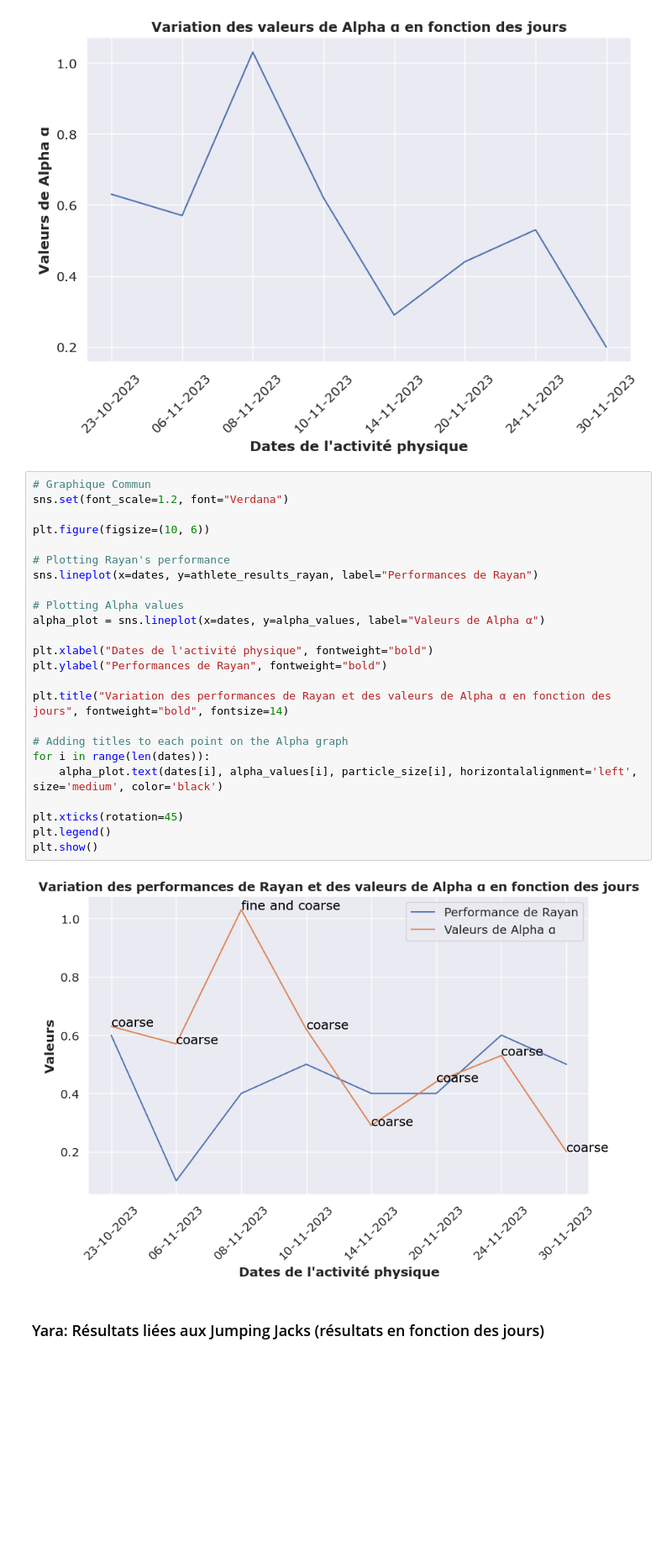
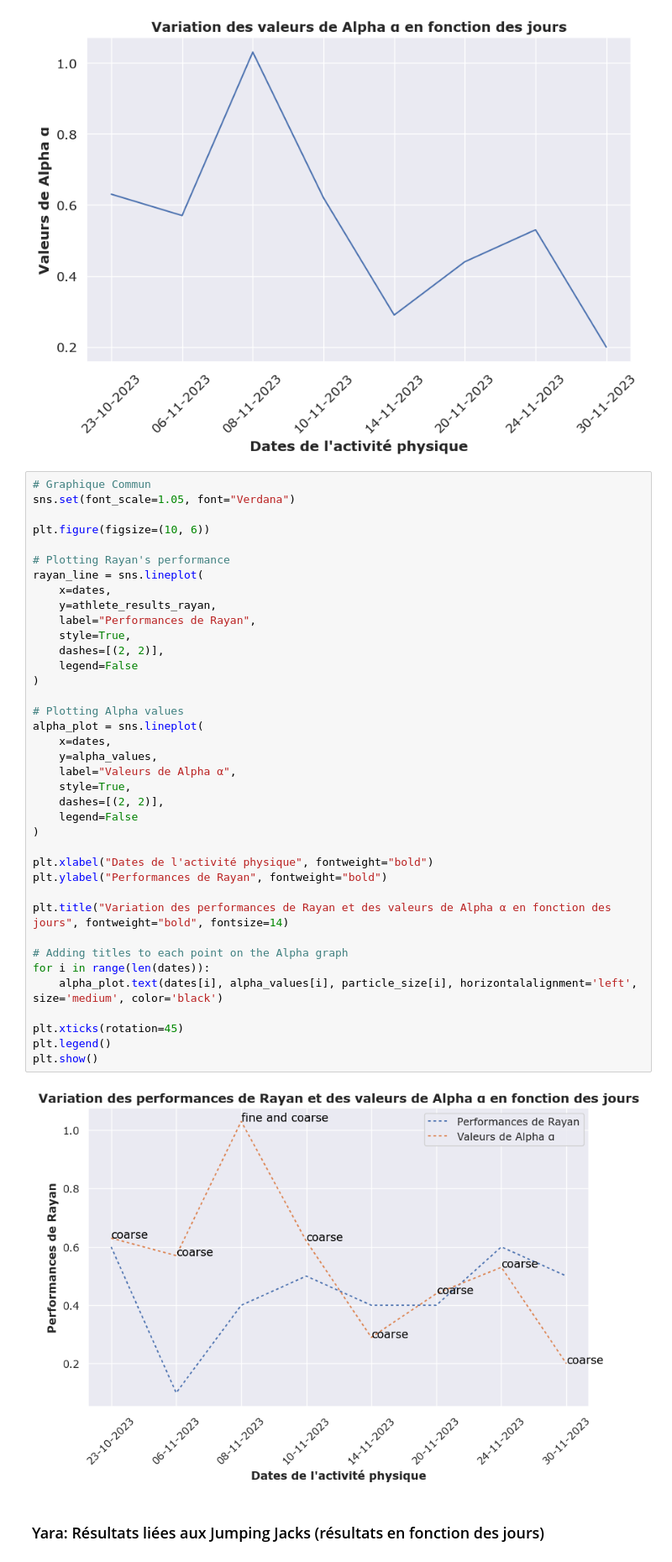
Before and after one commit to Kibalchish47/CalisphAir-LFLV-2023, a Jupyter notebook: code version 1/visualisation de données.ipynb, the cells around one changed output. Shown at 84% size. Saved outputs shown, nothing was run; the diff lists cells and outputs as text; blank space fills up the shorter version.

```diff
--- a/code version 1/visualisation de données.ipynb
+++ b/code version 1/visualisation de données.ipynb
@@ -221,30 +221,44 @@ plt.show()
 [figure]
 # %%
 # Graphique Commun
-sns.set(font_scale=1.2, font="Verdana")
+sns.set(font_scale=1.05, font="Verdana")
 
 plt.figure(figsize=(10, 6))
 
 # Plotting Rayan's performance
-sns.lineplot(x=dates, y=athlete_results_rayan, label="Performances de Rayan")
+rayan_line = sns.lineplot(
+    x=dates,
+    y=athlete_results_rayan,
+    label="Performances de Rayan",
+    style=True,
+    dashes=[(2, 2)],
+    legend=False
+)
 
 # Plotting Alpha values
-alpha_plot = sns.lineplot(x=dates, y=alpha_values, label="Valeurs de Alpha α")
+alpha_plot = sns.lineplot(
+    x=dates,
+    y=alpha_values,
+    label="Valeurs de Alpha α",
+    style=True,
+    dashes=[(2, 2)],
+    legend=False
+)
 
 plt.xlabel("Dates de l'activité physique", fontweight="bold")
 plt.ylabel("Performances de Rayan", fontweight="bold")
 
 plt.title("Variation des performances de Rayan et des valeurs de Alpha α en fonction des jours", fontweight="bold", fontsize=14)
 
 # Adding titles to each point on the Alpha graph
 for i in range(len(dates)):
     alpha_plot.text(dates[i], alpha_values[i], particle_size[i], horizontalalignment='left', size='medium', color='black')
 
 plt.xticks(rotation=45)
 plt.legend()
 plt.show()
 # %% [output]
-[figure, old version]
+[figure, new version]
 # %% [markdown]
 ### Yara: Résultats liées aux Jumping Jacks (résultats en fonction des jours)
 # %%
```
